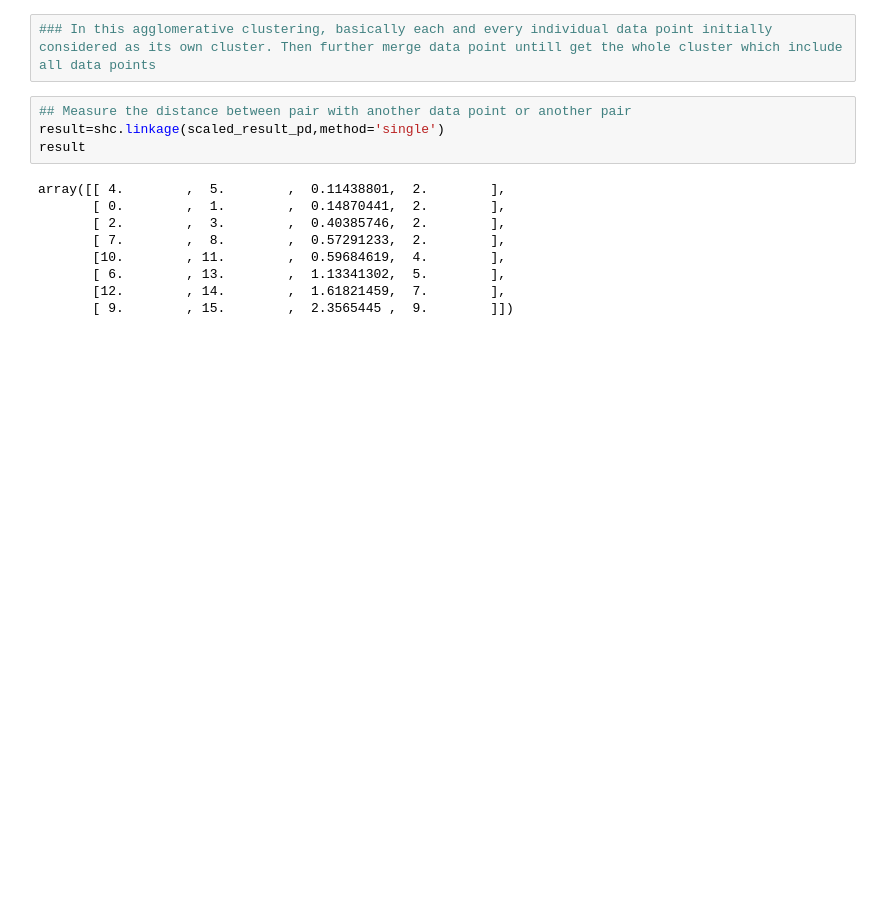
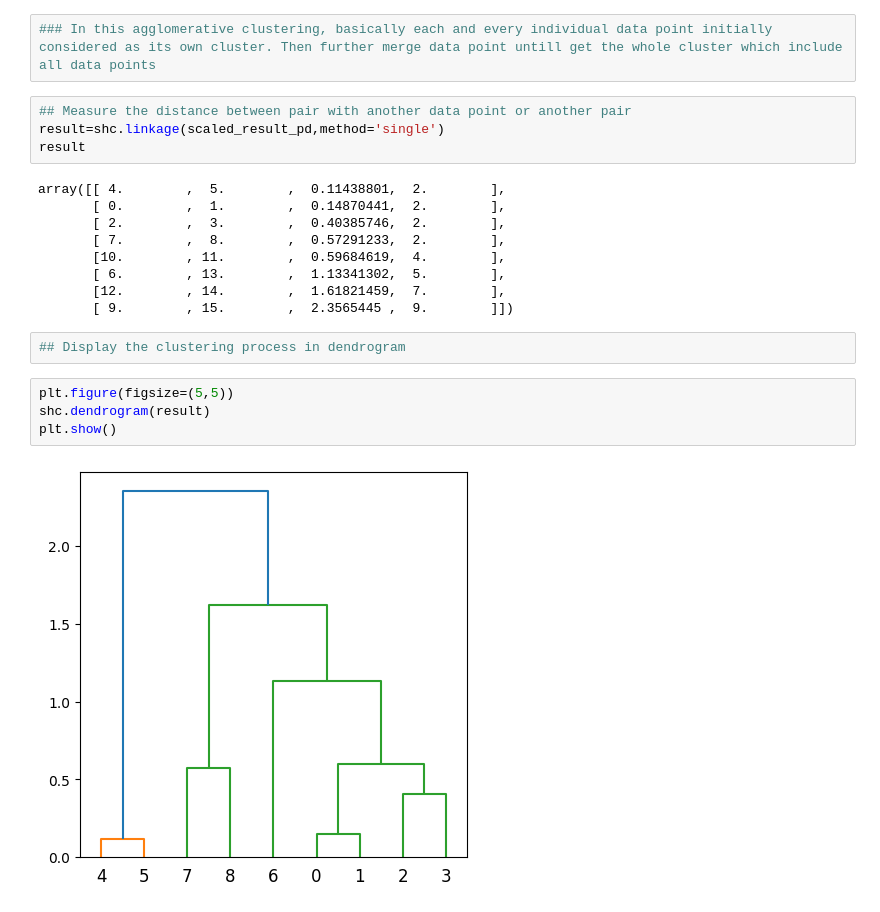
Before and after one commit to savindumahasen/Credict-Card-Fraud-Detection, a Jupyter notebook: creditcardfrauddetection.ipynb, the cells around one changed output. Saved outputs shown, nothing was run; the diff lists cells and outputs as text; blank space fills up the shorter version.

Commit message:
Plot the dendrogram

```diff
--- a/creditcardfrauddetection.ipynb
+++ b/creditcardfrauddetection.ipynb
@@ -909,3 +909,11 @@ array([[ 4.        ,  5.        ,  0.11438801,  2.        ],
        [ 6.        , 13.        ,  1.13341302,  5.        ],
        [12.        , 14.        ,  1.61821459,  7.        ],
        [ 9.        , 15.        ,  2.3565445 ,  9.        ]])
+# %%
+## Display the clustering process in dendrogram
+# %%
+plt.figure(figsize=(5,5))
+shc.dendrogram(result)
+plt.show()
+# %% [output]
+[figure, added]
```
